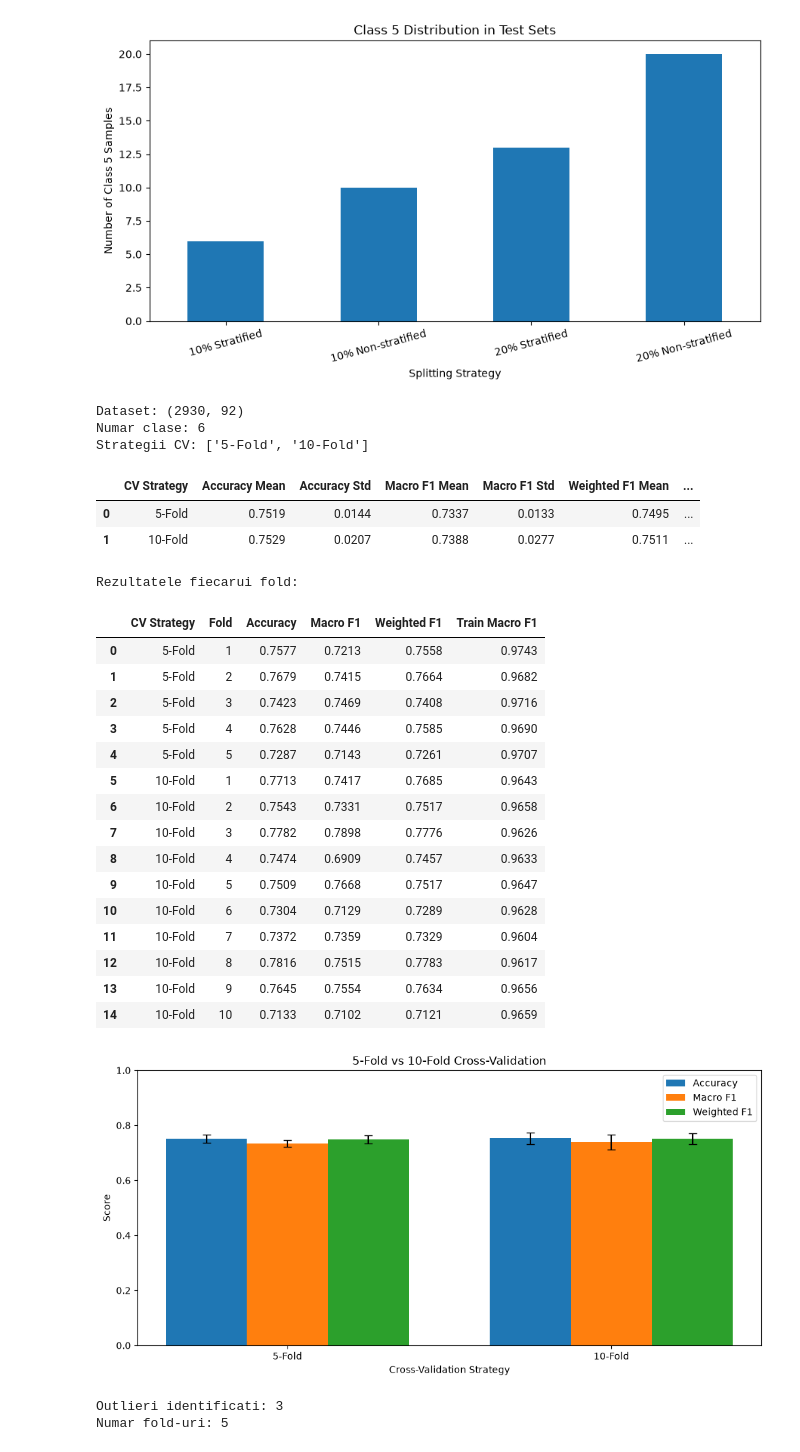
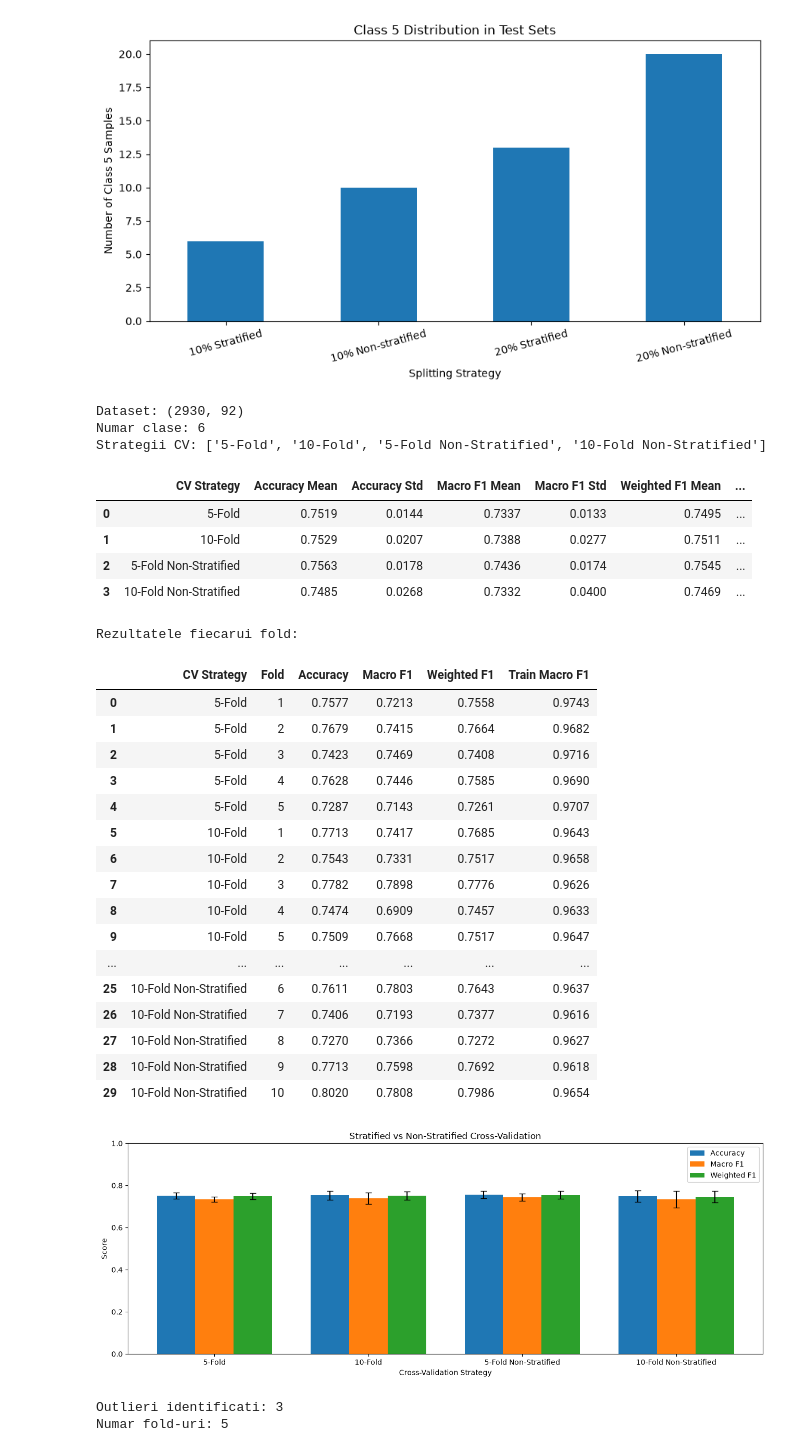
Before and after one commit to IuliaGalan/ames-housing-ML, a Jupyter notebook: notebooks/lab2_xgboost/01_data_validation.ipynb, the cells around one changed output. Cells and saved outputs as stored; diff of their text form; code cells hidden in the pictures.

Commit message:
Add stratified and non-stratified cross-validation comparison

```diff
--- a/notebooks/lab2_xgboost/01_data_validation.ipynb
+++ b/notebooks/lab2_xgboost/01_data_validation.ipynb
@@ -1232,12 +1225,21 @@ plt.show()
 # %% [output]
 [figure]
 # %%
+import sys
+from pathlib import Path
 
+project_root = Path.cwd()
+if not (project_root / "src" / "common.py").exists():
+    project_root = project_root.parent.parent
+
+sys.path.insert(0, str(project_root / "src"))
+
+from common import build_features
 import numpy as np
 import pandas as pd
 import matplotlib.pyplot as plt
 
-from sklearn.model_selection import StratifiedKFold, cross_validate
+from sklearn.model_selection import StratifiedKFold, KFold, cross_validate
 from sklearn.pipeline import Pipeline
 from sklearn.base import clone
 from sklearn.metrics import make_scorer, f1_score
@@ -1245,7 +1247,7 @@ from xgboost import XGBClassifier
 
 from common import build_features
 
-df_a6 = pd.read_csv("df_fe.csv")
+df_a6 = pd.read_csv(project_root / "df_fe.csv")
 
 X_a6, y_a6, preprocessor_a6 = build_features(
     df_a6,
@@ -1259,6 +1261,16 @@ cv_strategies = {
         random_state=42
     ),
     "10-Fold": StratifiedKFold(
+        n_splits=10,
+        shuffle=True,
+        random_state=42
+    ),
+    "5-Fold Non-Stratified": KFold(
+        n_splits=5,
+        shuffle=True,
+        random_state=42
+    ),
+    "10-Fold Non-Stratified": KFold(
         n_splits=10,
         shuffle=True,
         random_state=42
@@ -1287,7 +1299,7 @@ print("Strategii CV:", list(cv_strategies.keys()))
 # %% [output]
 Dataset: (2930, 92)
 Numar clase: 6
-Strategii CV: ['5-Fold', '10-Fold']
+Strategii CV: ['5-Fold', '10-Fold', '5-Fold Non-Stratified', '10-Fold Non-Stratified']
 # %%
 
 cv_results = []
@@ -1350,6 +1362,8 @@ display(cv_comparison_df.round(4))
 |  | CV Strategy | Accuracy Mean | Accuracy Std | Macro F1 Mean | Macro F1 Std | Weighted F1 Mean | ... |
 | 0 | 5-Fold | 0.7519 | 0.0144 | 0.7337 | 0.0133 | 0.7495 | ... |
 | 1 | 10-Fold | 0.7529 | 0.0207 | 0.7388 | 0.0277 | 0.7511 | ... |
+| 2 | 5-Fold Non-Stratified | 0.7563 | 0.0178 | 0.7436 | 0.0174 | 0.7545 | ... |
+| 3 | 10-Fold Non-Stratified | 0.7485 | 0.0268 | 0.7332 | 0.0400 | 0.7469 | ... |
 # %%
 
 print("Rezultatele fiecarui fold:")
@@ -1370,46 +1384,47 @@ Rezultatele fiecarui fold:
 | 7 | 10-Fold | 3 | 0.7782 | 0.7898 | 0.7776 | 0.9626 |
 | 8 | 10-Fold | 4 | 0.7474 | 0.6909 | 0.7457 | 0.9633 |
 | 9 | 10-Fold | 5 | 0.7509 | 0.7668 | 0.7517 | 0.9647 |
-| 10 | 10-Fold | 6 | 0.7304 | 0.7129 | 0.7289 | 0.9628 |
-| 11 | 10-Fold | 7 | 0.7372 | 0.7359 | 0.7329 | 0.9604 |
-| 12 | 10-Fold | 8 | 0.7816 | 0.7515 | 0.7783 | 0.9617 |
-| 13 | 10-Fold | 9 | 0.7645 | 0.7554 | 0.7634 | 0.9656 |
-| 14 | 10-Fold | 10 | 0.7133 | 0.7102 | 0.7121 | 0.9659 |
+| ... | ... | ... | ... | ... | ... | ... |
+| 25 | 10-Fold Non-Stratified | 6 | 0.7611 | 0.7803 | 0.7643 | 0.9637 |
+| 26 | 10-Fold Non-Stratified | 7 | 0.7406 | 0.7193 | 0.7377 | 0.9616 |
+| 27 | 10-Fold Non-Stratified | 8 | 0.7270 | 0.7366 | 0.7272 | 0.9627 |
+| 28 | 10-Fold Non-Stratified | 9 | 0.7713 | 0.7598 | 0.7692 | 0.9618 |
+| 29 | 10-Fold Non-Stratified | 10 | 0.8020 | 0.7808 | 0.7986 | 0.9654 |
 # %%
 
 metrics_a6 = [
     ("Accuracy Mean", "Accuracy Std", "Accuracy"),
     ("Macro F1 Mean", "Macro F1 Std", "Macro F1"),
     ("Weighted F1 Mean", "Weighted F1 Std", "Weighted F1")
 ]
 
 x = np.arange(len(cv_comparison_df))
 width = 0.25
 
-fig, ax = plt.subplots(figsize=(10, 5))
+fig, ax = plt.subplots(figsize=(13, 5))
 
 for i, (mean_col, std_col, label) in enumerate(metrics_a6):
     ax.bar(
         x + (i - 1) * width,
         cv_comparison_df[mean_col],
         width,
         yerr=cv_comparison_df[std_col],
         capsize=4,
         label=label
     )
 
 ax.set_xticks(x)
 ax.set_xticklabels(cv_comparison_df["CV Strategy"])
 ax.set_ylim(0, 1)
 ax.set_xlabel("Cross-Validation Strategy")
 ax.set_ylabel("Score")
-ax.set_title("5-Fold vs 10-Fold Cross-Validation")
+ax.set_title("Stratified vs Non-Stratified Cross-Validation")
 ax.legend()
 
 plt.tight_layout()
 plt.show()
 # %% [output]
-[figure, old version]
+[figure, new version]
 # %%
 
 outlier_pids_a6 = [
```
Also changed, not shown: parts of 1 cell of this notebook.
